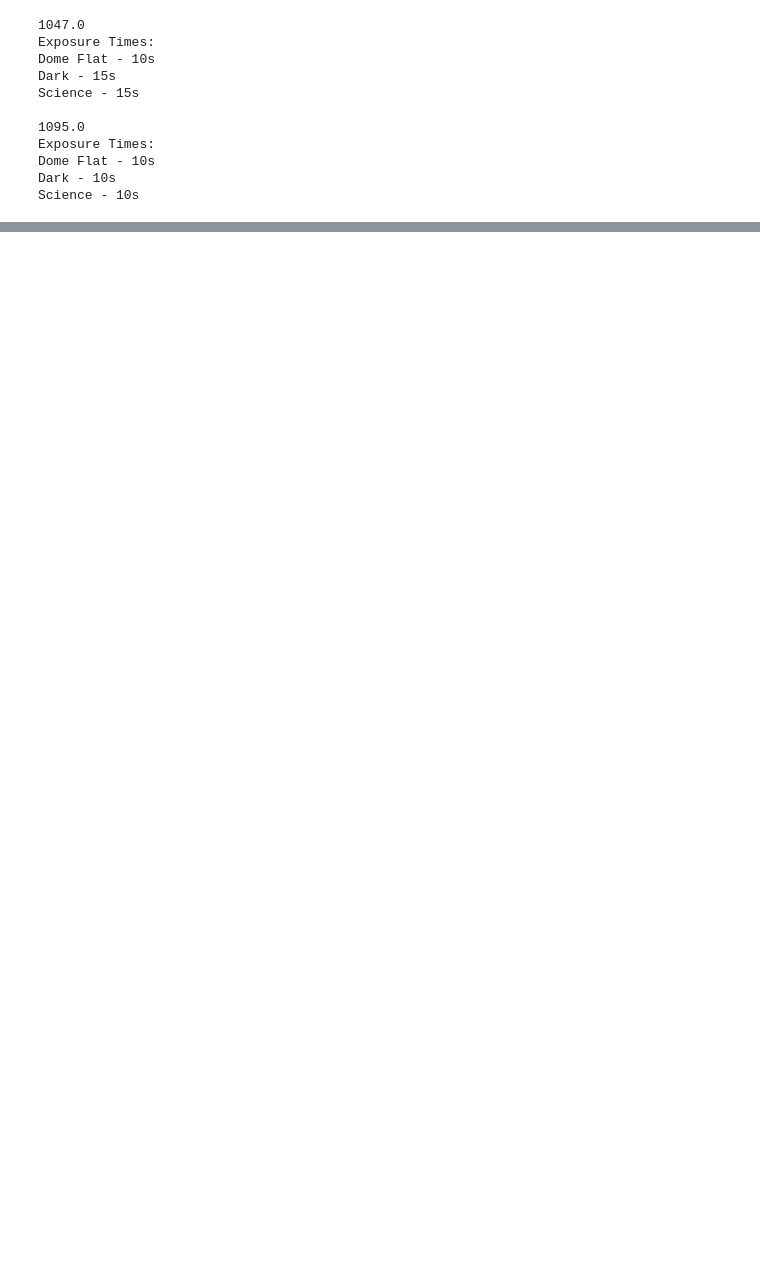
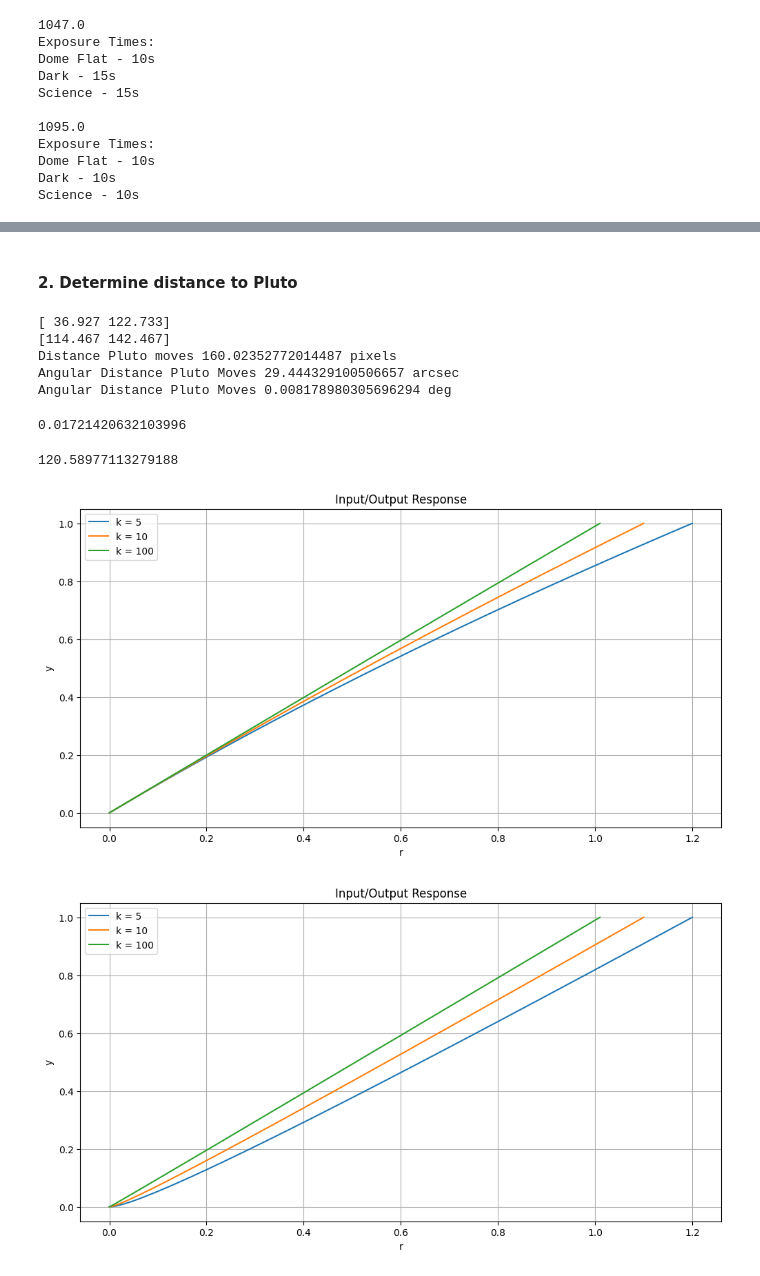
Before and after one commit to avi-patel1/ASTR257_2024, a Jupyter notebook: Project 1--Pluto/plutoDataRed.ipynb, the cells around one changed output, grey strips where cells are left out. Cells and saved outputs as stored; diff of their text form; code cells hidden in the pictures; blank space fills up the shorter version.

```diff
--- a/Project 1--Pluto/plutoDataRed.ipynb
+++ b/Project 1--Pluto/plutoDataRed.ipynb
@@ -136,0 +165,78 @@ fits.writeto(os.path.join(save_dir,'pluto_night2V2.fits'),res2, overwrite=True)
+# %% [markdown]
+#### 2. Determine distance to Pluto
+# %%
+# First, we measure the angular distance Pluto moves from night 1 to night 2.
+
+anchor_n1 = np.array([400.486, 386.277])
+pluto_n1 = np.array([437.413, 509.01])
+rel_n1 =  pluto_n1 - anchor_n1
+print(rel_n1)
+anchor_n2 = np.array([314.654, 350.065])
+pluto_n2 = np.array([429.121, 492.532])
+rel_n2 = pluto_n2 - anchor_n2
+print(rel_n2)
+pix_diff = np.linalg.norm(2*(rel_n2-rel_n1)) # Distance pluto moved (pixels)
+print("Distance Pluto moves", pix_diff, 'pixels')
+plate_scale = 0.184 # arcsec/pixel plate scale of Nickel Telescope
+
+theta = pix_diff * plate_scale
+print("Angular Distance Pluto Moves", theta, 'arcsec')
+
+# convert to degrees
+theta *= (1/3600)
+print("Angular Distance Pluto Moves", theta, 'deg')
+# %% [output]
+[ 36.927 122.733]
+[114.467 142.467]
+Distance Pluto moves 160.02352772014487 pixels
+Angular Distance Pluto Moves 29.444329100506657 arcsec
+Angular Distance Pluto Moves 0.008178980305696294 deg
+# %%
+# Next we compute the distance Earth Moves between nights 1 and 2 assuming Pluto doesn't move
+
+time_diff = 24 * (60 * 60)
+v_Earth = 30 # km/se
+d_E = (1/365)*(2*np.pi*1) #time_diff * v_Earth
+d_E
+# %% [output]
+0.01721420632103996
+# %%
+d_p_km = (d_E) / (np.tan(np.deg2rad(theta)))
+d_p_km
+# %% [output]
+120.58977113279188
+# %%
+import numpy as np
+import matplotlib.pyplot as plt
+
+def plot_response(f, f_inv, k_values, u_range):
+    u = np.linspace(u_range[0], u_range[1], 500)
+    plt.figure(figsize=(12, 6))
+
+    for k in k_values:
+        y = f(u)
+        r = y + (1/k) * f_inv(y)
+        plt.plot(r, y, label=f'k = {k}')
+
+    plt.xlabel('r')
+    plt.ylabel('y')
+    plt.title('Input/Output Response')
+    plt.legend()
+    plt.grid(True)
+    plt.show()
+
+# Define the functions
+f_sqrt = lambda u: np.sqrt(u)
+f_inv_sqrt = lambda y: y**2
+
+f_square = lambda u: u**2
+f_inv_square = lambda y: np.sqrt(y)
+
+# Plot for f(u) = sqrt(u)
+plot_response(f_sqrt, f_inv_sqrt, [5, 10, 100], [0, 1])
+
+# Plot for f(u) = u^2
+plot_response(f_square, f_inv_square, [5, 10, 100], [0, 1])
+# %% [output]
+[figure, added]
+[figure, added]
```
Also changed, not shown: parts of 14 cells of this notebook, 3 other files.
